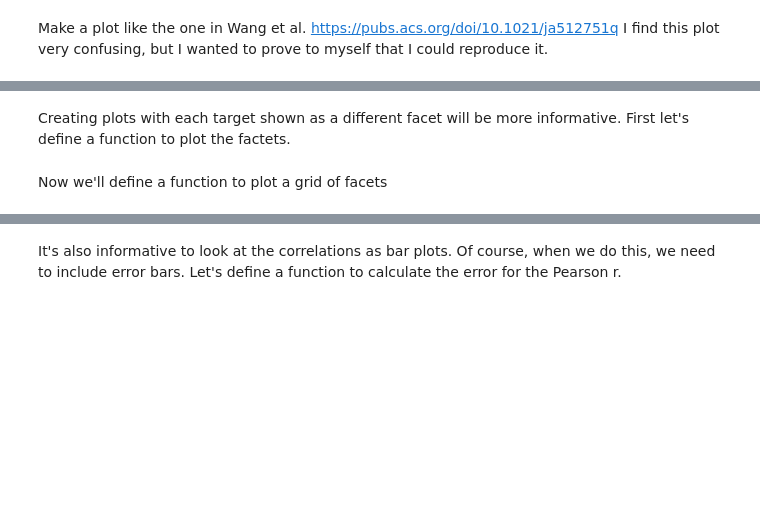
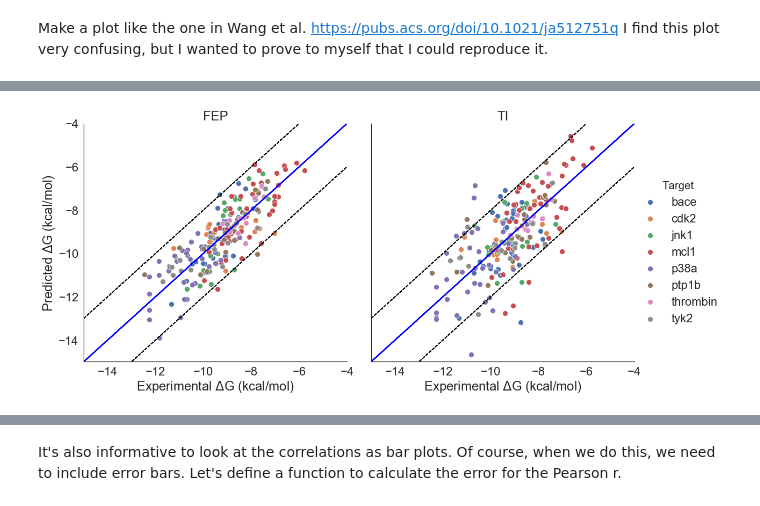
Before and after one commit to PatWalters/FEP_TI_Comparison, a Jupyter notebook: fep_ti_analysis.ipynb, the cells around one changed output, grey strips where cells are left out. Saved outputs shown, nothing was run; the diff lists cells and outputs as text; code cells hidden in the pictures; blank space fills up the shorter version.

```diff
--- a/fep_ti_analysis.ipynb
+++ b/fep_ti_analysis.ipynb
@@ -43,0 +56,7 @@ master_df.sort_values("Name",inplace=True)
+# %%
+mdf = master_df.melt(id_vars=["Target","ID","Experimental_dG"])
+mdf["DataSet"] = mdf.Target + "_" + mdf.variable.str.replace("_dG","")
+mdf.sort_values("DataSet",inplace=True)
+cols = list(mdf.columns)
+cols[4] = "Predicted_dG"
+mdf.columns = cols
@@ -76,2 +104,0 @@ crowded_fep_plot(master_df,"Experimental_dG","TI_dG","Name","Experimental $\Delt
-# %% [markdown]
-Creating plots with each target shown as a different facet will be more informative. First let's define a function to plot the factets.
@@ -89,2 +105,11 @@ def draw_dG_facet(*args,**kwargs):
-# %% [markdown]
-Now we'll define a function to plot a grid of facets
+# %%
+sns.set(font_scale=2)
+sns.set_style("white")
+g = sns.FacetGrid(mdf,col="Method",hue="Target",col_wrap=2,height=8,legend_out=True)
+g.map(draw_dG_facet,"Experimental_dG","Predicted_dG",skip_text=True,s=100)
+_ = g.set_titles(col_template="{col_name}")
+g.set_xlabels("Experimental $\Delta$G (kcal/mol)")
+g.set_ylabels("Predicted $\Delta$G (kcal/mol)")
+_ = g.add_legend()
+# %% [output]
+[figure, added]
```
Also changed, not shown: parts of 51 cells of this notebook.
